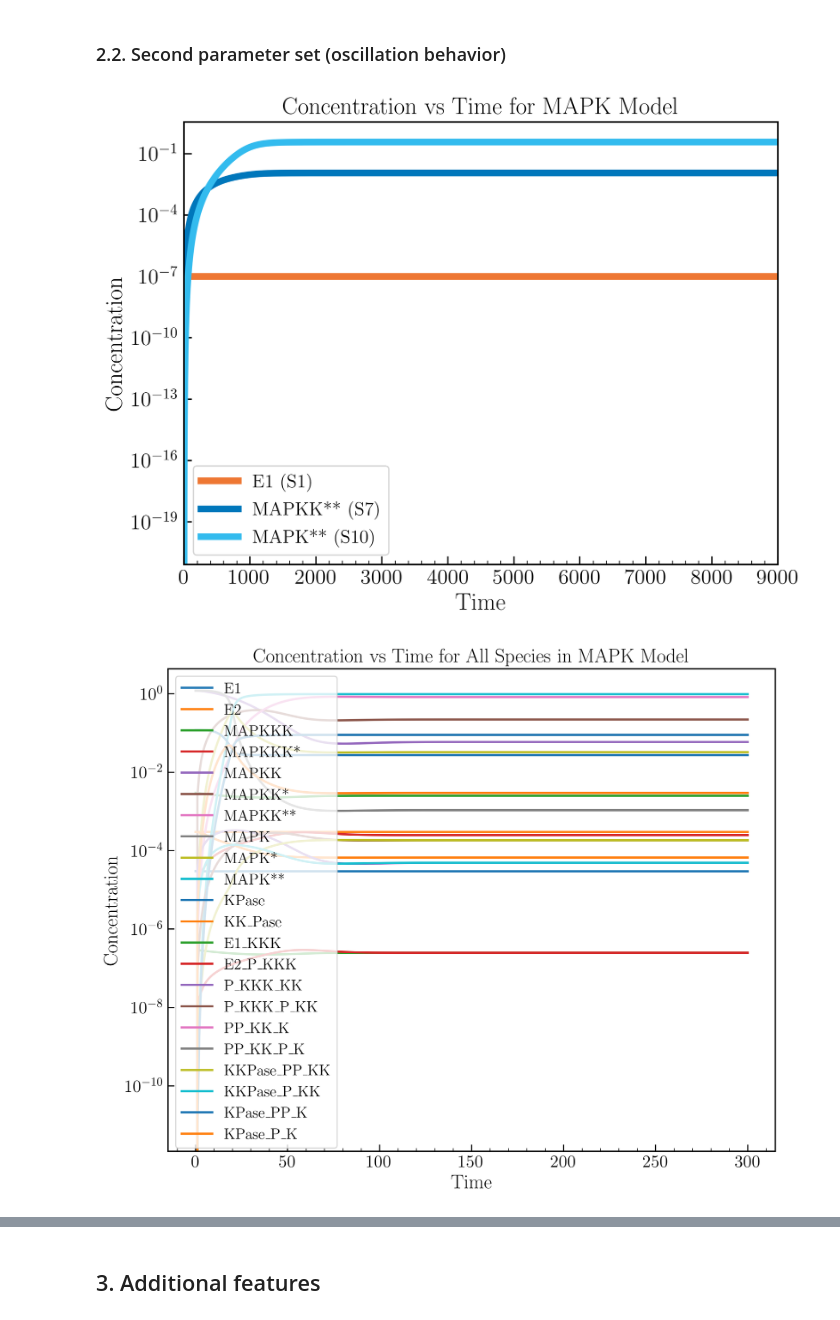
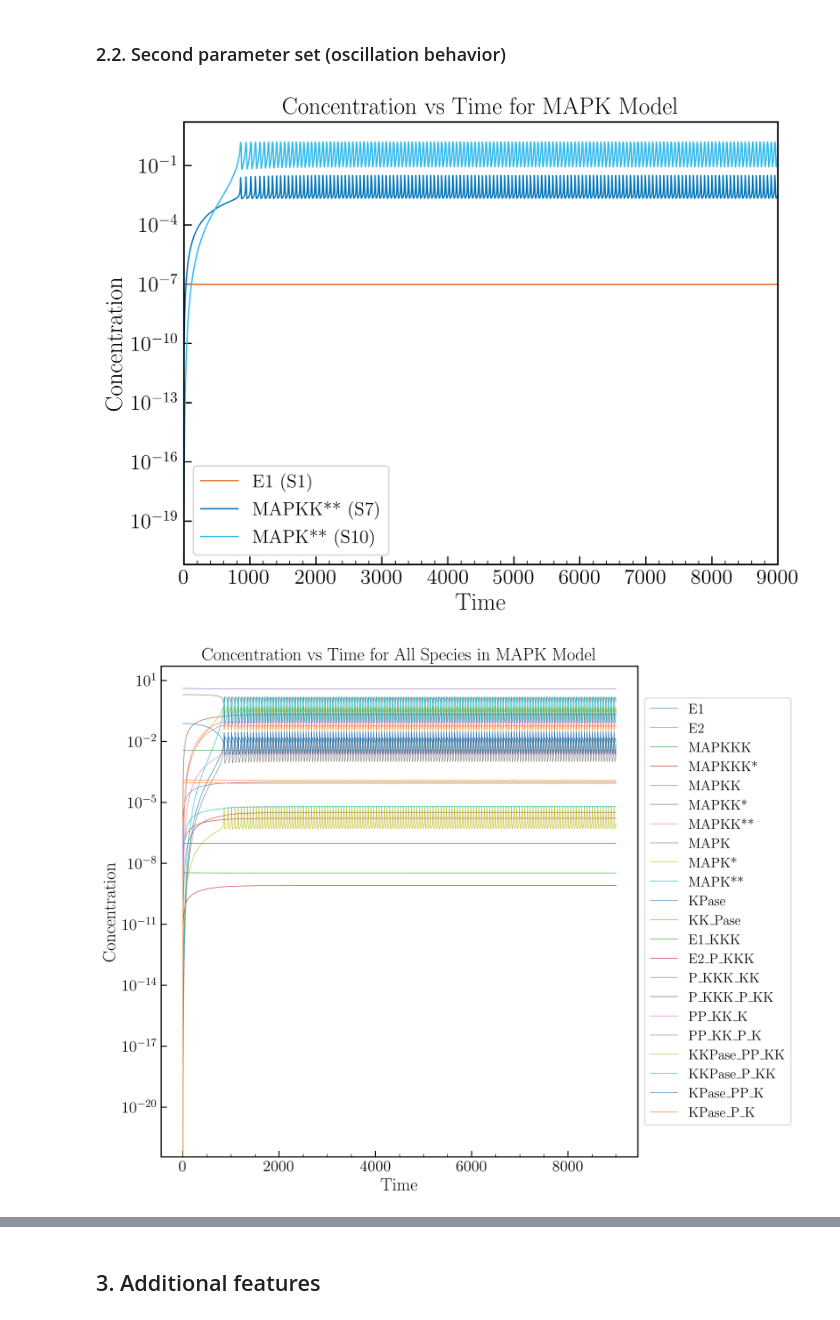
Before and after one commit to DILiS-lab/loopdetect, a Jupyter notebook: examples/model_4_MAPK-full.ipynb, the cells around one changed output, grey strips where cells are left out. Saved outputs shown, nothing was run; the diff lists cells and outputs as text; code cells hidden in the pictures.

Commit message:
add MAPK reproduction results (Python)

```diff
--- a/examples/model_4_MAPK-full.ipynb
+++ b/examples/model_4_MAPK-full.ipynb
@@ -666,17 +476,30 @@ y0_1[11] = 9.4579e-5  # Decrease
 # create new variable by copy y0_1 and add S23-26 = 0
 y0_1_1 = y0_1.copy()
 y0_1_1 = np.append(y0_1_1, [0, 0, 0, 0])
+
+k_1 = np.array([
+    1092.2, 43.207, 69.525,   # k1  k2  k3
+    1557.6, 94.394, 288.74,   # k4  k5  k6
+    1917.9, 75.216, 43.432,   # k7  k8  k9
+    368.94, 417.10, 715.05,   # k10 k11 k12
+    4583.6, 337.42, 169.57,   # k13 k14 k15
+    2021.9, 439.05, 348.42,   # k16 k17 k18
+    2663.4, 59.598, 41.954,   # k19 k20 k21
+    1443.5, 40.101, 63.433,   # k22 k23 k24
+    543.66, 222.11, 117.16,   # k25 k26 k27
+    439.90, 176.42, 46.705    # k28 k29 k30
+], dtype=float)
 # %%
 # Initial simulation to stablize the system
 time_points = np.linspace(0, 9000, 9001)
-# sol = solve_MAPK_22(y0_1, time_points, k)
-sol = solve_huang_biomod_p1(time_points, y0_1_1)
+sol = solve_MAPK_22(y0_1, time_points, k_1)
+# sol = solve_huang_biomod_p1(time_points, y0_1_1)
 # %%
 plt.figure(figsize=(8, 6))
 investigate_label = ['E1 (S1)', 'MAPKK** (S7)', 'MAPK** (S10)']
 investigate_index = [0, 6, 9]
 for i, c in enumerate(colors[:3]):
-    plt.plot(time_points, sol.y[investigate_index[i]], lw=5, color=c, label=investigate_label[i])
+    plt.plot(time_points, sol.y[investigate_index[i]], lw=1, color=c, label=investigate_label[i])
 # plt.plot(sol.t, sol.y.T)
 # plt.axvline(x=0.2, color='black', linestyle='--', lw=1.5, alpha=0.7)
 plt.xlim(0, 9000)
@@ -687,17 +510,19 @@ plt.title('Concentration vs Time for MAPK Model')
 plt.legend(investigate_label)
 plt.show()
 # %% [output]
-[figure, old version]
+[figure, new version]
 # %%
 # Plot all species
 plt.figure(figsize=(10, 8))
 for i in range(22):
-    plt.plot(time_points, sol.y[i], lw=2, label=labels[i])
+    plt.plot(time_points, sol.y[i], lw=0.5, label=labels[i])
 plt.xlabel('Time')
 plt.ylabel('Concentration')
 plt.yscale('log')
 plt.title('Concentration vs Time for All Species in MAPK Model')
-plt.legend()
+# put legend outside the plot
+plt.legend(loc='center left', bbox_to_anchor=(1, 0.5))
+plt.tight_layout()
 plt.show()
 # %% [output]
-[figure, old version]
+[figure, new version]
```
Also changed, not shown: parts of 29 cells of this notebook.
